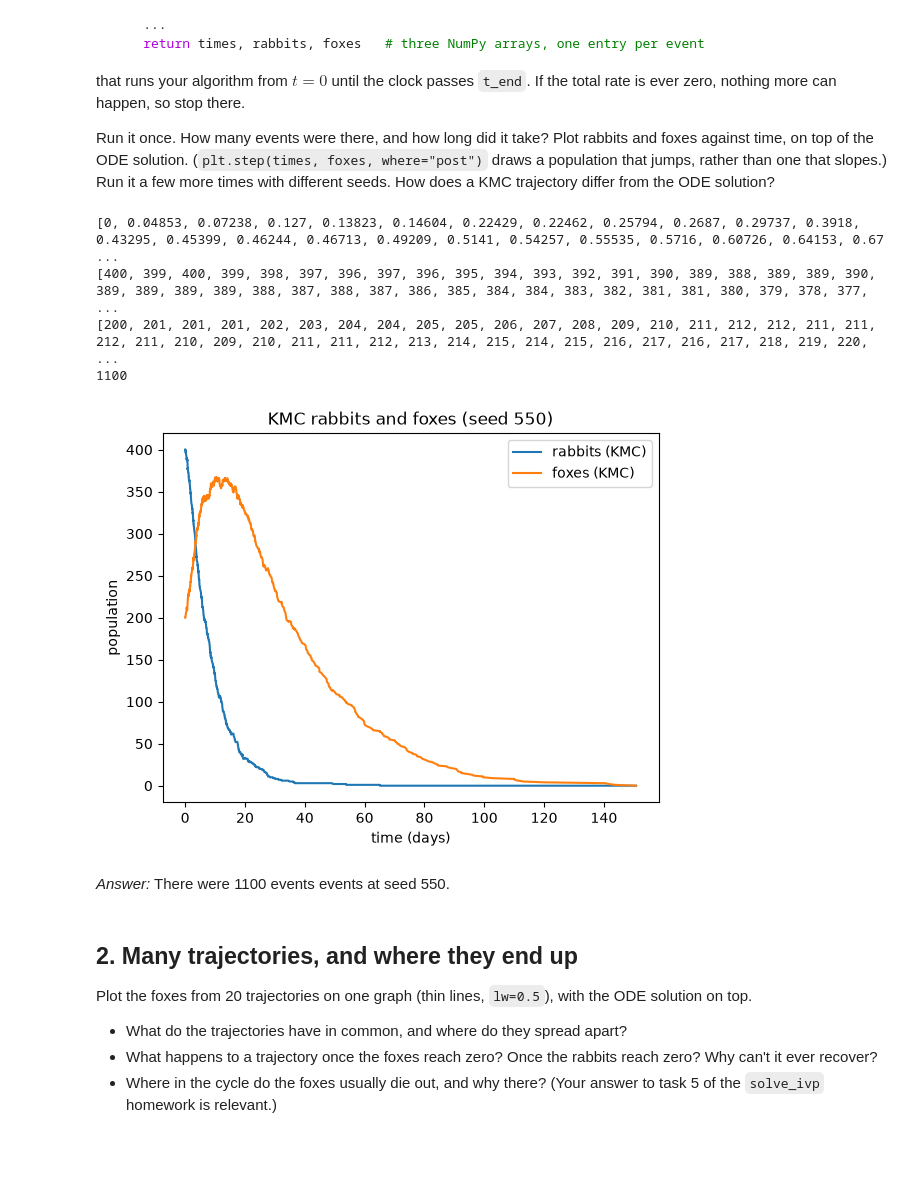
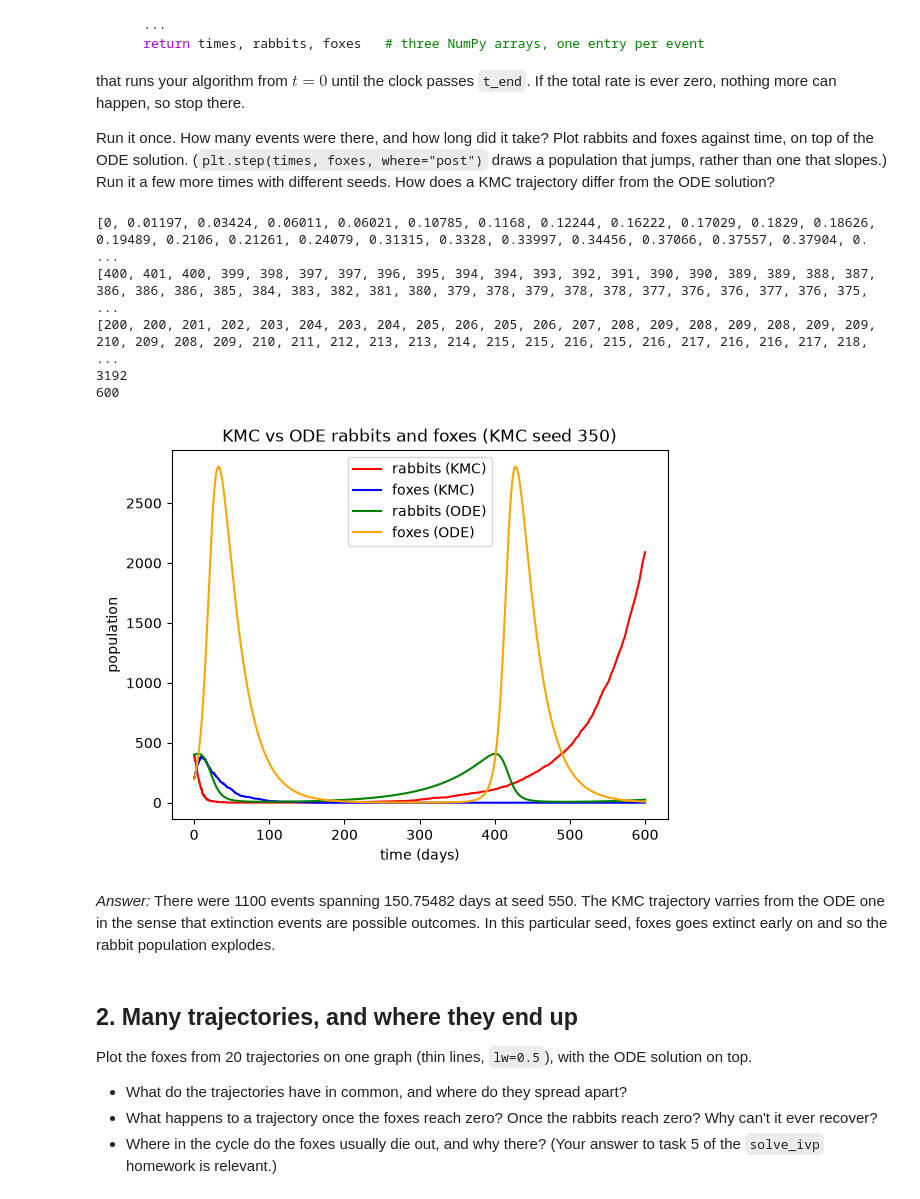
Before and after one commit to mitchellmlibby/kinetic-monte-carlo, a Jupyter notebook: rabbits-and-foxes-kmc.ipynb, the cells around one changed output. Drawn from its saved outputs; the diff is of its cells as text; code cells hidden in the pictures; blank space fills up the shorter version.

```diff
--- a/rabbits-and-foxes-kmc.ipynb
+++ b/rabbits-and-foxes-kmc.ipynb
@@ -160,7 +160,7 @@ foxes against time, on top of the ODE solution. (`plt.step(times, foxes, where="
 draws a population that jumps, rather than one that slopes.) Run it a few more times
 with different seeds. How does a KMC trajectory differ from the ODE solution?
 # %%
-def kmc(R0, F0, t_end, rng):
+def kmc(R0, F0, t_end, rng, s):
     """This function runs a kinetic monte carlo algorithm for a two-species (rabbit/fox) system"""
     #Defining the parameters
     k1 = 0.015 # in days^-1
@@ -171,8 +171,6 @@ def kmc(R0, F0, t_end, rng):
     t = [0]
     R = [R0]
     F = [F0]
-
-    s = 550
     rng = np.random.default_rng(seed = s)
 
     # Start of Loop (steps 3-9)
@@ -212,46 +210,49 @@ def kmc(R0, F0, t_end, rng):
         elif i == 2:
             r = r - 1
             f = f + 1
         else:
             f = f - 1
 
         # Step 8
         u_prime = 1 - rng.random()
 
         # Step 9
         Δt = (1/Q)*np.log(1/u_prime)
         if t[-1] + Δt > t_end:
             t.append(t_end)
             R.append(R[-1])   # old counts: the event didn't happen in time
             F.append(F[-1])
             break
         t.append(round(float(t[-1] + Δt),ndigits = 5))
         R.append(r)
         F.append(f)
     return t, R, F
 rng = np.random.default_rng()
-t, R, F = kmc(R0 = 400, F0 = 200, t_end = 600, rng = rng)
+t, R, F = kmc(R0 = 400, F0 = 200, t_end = 600, rng = rng, s =350)
 print(t)
 print(R)
 print(F)
 print(len(t))
-
-
-plt.plot(t, R, label="rabbits (KMC)")
-plt.plot(t, F, label="foxes (KMC)")
+print(t[-1])
+plt.plot(t, R, "red", label="rabbits (KMC)")
+plt.plot(t, F, "blue", label="foxes (KMC)")
+plt.plot(t_ode, R_ode, "green", label="rabbits (ODE)")
+plt.plot(t_ode, F_ode, "orange",label="foxes (ODE)")
+# plt.step(t, F, where="post")
 plt.xlabel("time (days)")
 plt.ylabel("population")
 plt.legend()
-plt.title(f"KMC rabbits and foxes (seed {550})")
+plt.title(f"KMC vs ODE rabbits and foxes (KMC seed {350})")
 plt.show()
 # %% [output]
-[0, 0.04853, 0.07238, 0.127, 0.13823, 0.14604, 0.22429, 0.22462, 0.25794, 0.2687, 0.29737, 0.3918, 0.43295, 0.45399, 0.46244, 0.46713, 0.49209, 0.5141, 0.54257, 0.55535, 0.5716, 0.60726, 0.64153, 0.67 ...
-[400, 399, 400, 399, 398, 397, 396, 397, 396, 395, 394, 393, 392, 391, 390, 389, 388, 389, 389, 390, 389, 389, 389, 389, 388, 387, 388, 387, 386, 385, 384, 384, 383, 382, 381, 381, 380, 379, 378, 377, ...
-[200, 201, 201, 201, 202, 203, 204, 204, 205, 205, 206, 207, 208, 209, 210, 211, 212, 212, 211, 211, 212, 211, 210, 209, 210, 211, 211, 212, 213, 214, 215, 214, 215, 216, 217, 216, 217, 218, 219, 220, ...
-1100
+[0, 0.01197, 0.03424, 0.06011, 0.06021, 0.10785, 0.1168, 0.12244, 0.16222, 0.17029, 0.1829, 0.18626, 0.19489, 0.2106, 0.21261, 0.24079, 0.31315, 0.3328, 0.33997, 0.34456, 0.37066, 0.37557, 0.37904, 0. ...
+[400, 401, 400, 399, 398, 397, 397, 396, 395, 394, 394, 393, 392, 391, 390, 390, 389, 389, 388, 387, 386, 386, 386, 385, 384, 383, 382, 381, 380, 379, 378, 379, 378, 378, 377, 376, 376, 377, 376, 375, ...
+[200, 200, 201, 202, 203, 204, 203, 204, 205, 206, 205, 206, 207, 208, 209, 208, 209, 208, 209, 209, 210, 209, 208, 209, 210, 211, 212, 213, 213, 214, 215, 215, 216, 215, 216, 217, 216, 216, 217, 218, ...
+3192
+600
-[figure, old version]
+[figure, new version]
 # %% [markdown]
-*Answer:* There were 1100 events events at seed 550.
+*Answer:* There were 1100 events spanning 150.75482 days at seed 550.  The KMC trajectory varries from the ODE one in the sense that extinction events are possible outcomes.  In this particular seed, foxes goes extinct early on and so the rabbit population explodes.
 # %% [markdown]
 ## 2. Many trajectories, and where they end up
 
```
Also changed, not shown: parts of 2 cells of this notebook.
